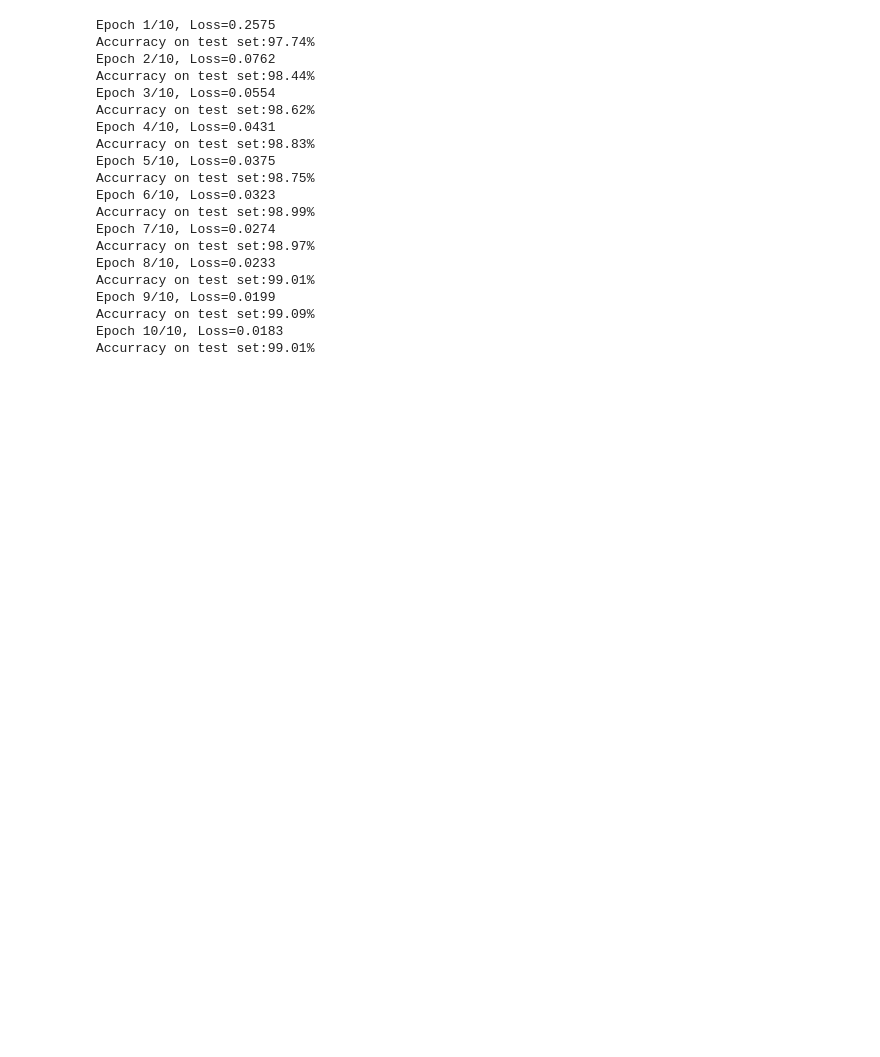
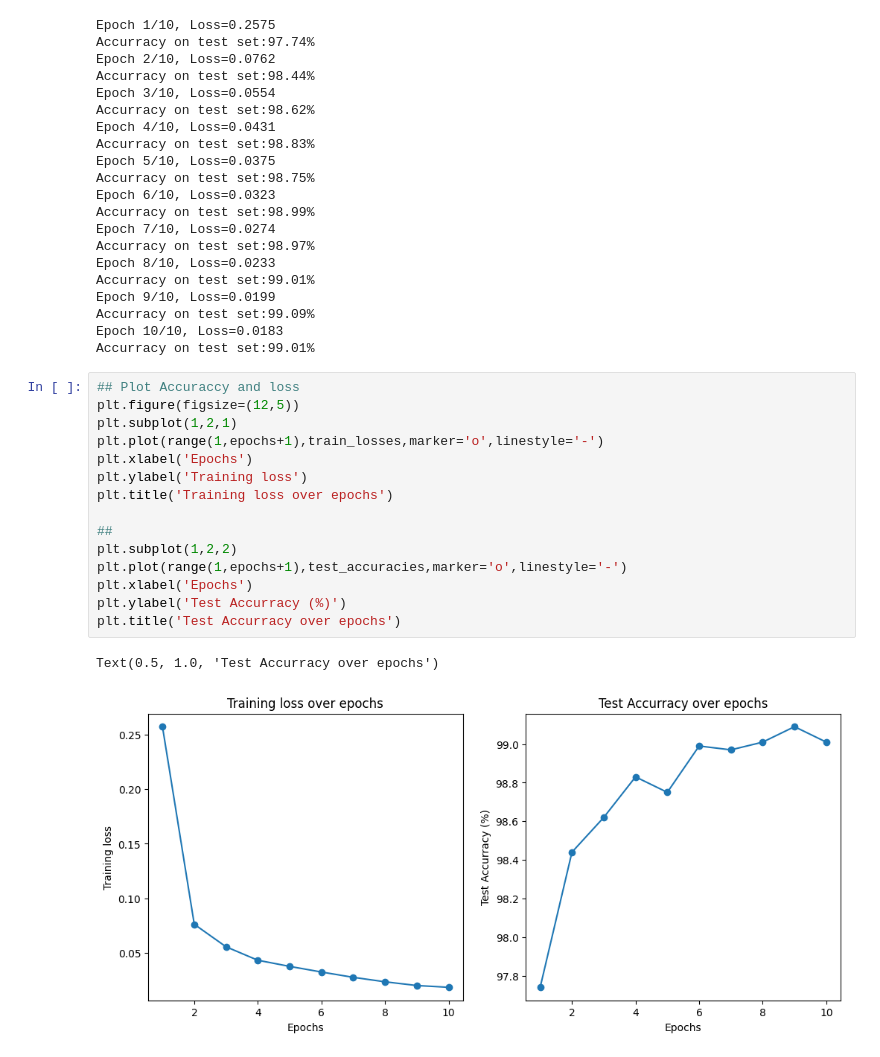
Before and after one commit to sachialgoexpert/computervision, a Jupyter notebook: cnn/LeNet.ipynb, the cells around one changed output. Cells and saved outputs as stored; diff of their text form; blank space fills up the shorter version.

```diff
--- a/cnn/LeNet.ipynb
+++ b/cnn/LeNet.ipynb
@@ -93,3 +93,21 @@ Epoch 9/10, Loss=0.0199
 Accurracy on test set:99.09%
 Epoch 10/10, Loss=0.0183
 Accurracy on test set:99.01%
+# %%
+## Plot Accuraccy and loss
+plt.figure(figsize=(12,5))
+plt.subplot(1,2,1)
+plt.plot(range(1,epochs+1),train_losses,marker='o',linestyle='-')
+plt.xlabel('Epochs')
+plt.ylabel('Training loss')
+plt.title('Training loss over epochs')
+
+##
+plt.subplot(1,2,2)
+plt.plot(range(1,epochs+1),test_accuracies,marker='o',linestyle='-')
+plt.xlabel('Epochs')
+plt.ylabel('Test Accurracy (%)')
+plt.title('Test Accurracy over epochs')
+# %% [output]
+Text(0.5, 1.0, 'Test Accurracy over epochs')
+[figure, added]
```
Also changed, not shown: parts of 2 cells of this notebook.
